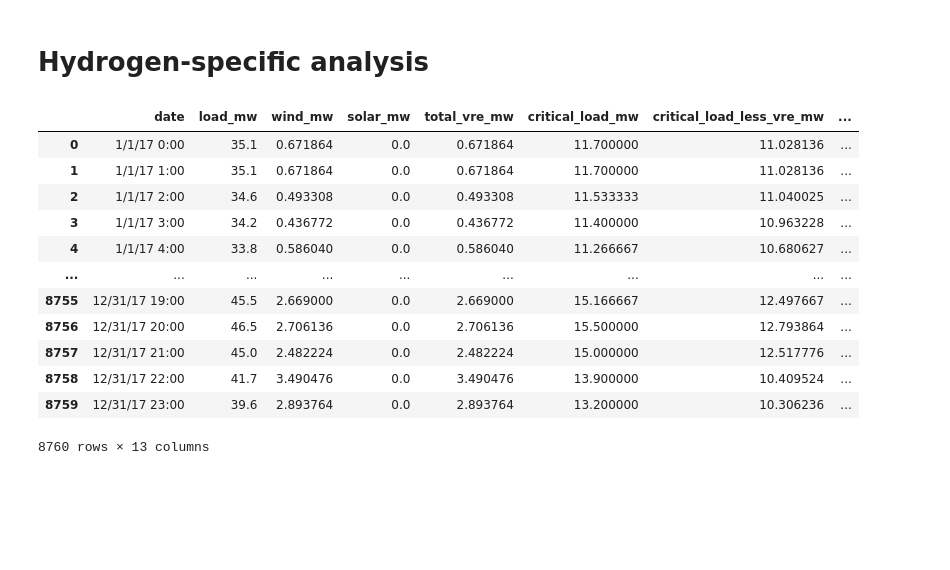
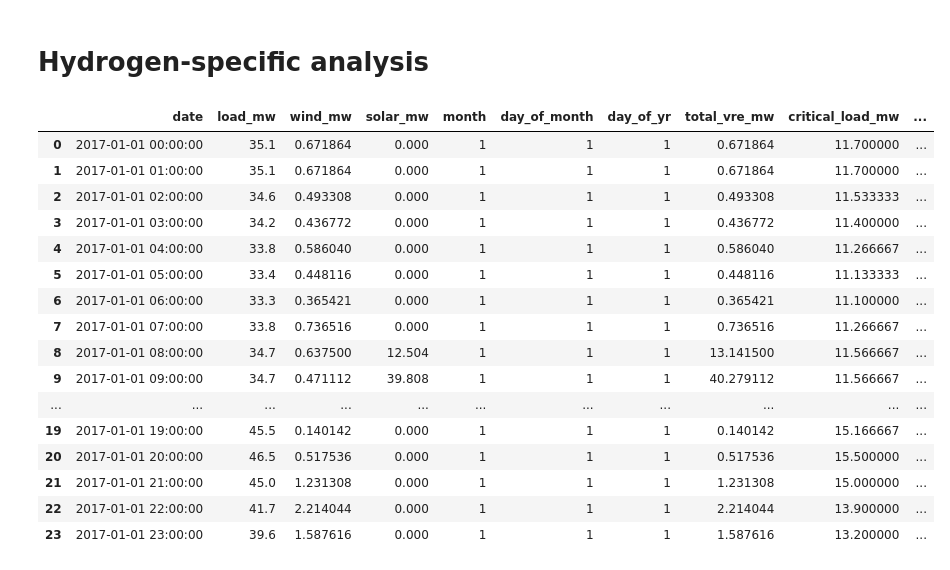
Before and after one commit to b-o-l-l-a/aes-engy-692, a Jupyter notebook: amerigo_island/notebooks/hydrogen.ipynb, the cells around one changed output. Drawn from its saved outputs; the diff is of its cells as text; code cells hidden in the pictures; blank space fills up the shorter version.

Commit message:
h2 prod w m3. fixed h20 demand

```diff
--- a/amerigo_island/notebooks/hydrogen.ipynb
+++ b/amerigo_island/notebooks/hydrogen.ipynb
@@ -20,7 +20,7 @@ load_colname = 'load_mw'
 solar_gen_colname = 'solar_mw'
 wind_gen_colname = 'wind_mw'
 
-load_and_vre_df = pd.read_csv(os.path.join(RAW_DATA_DIR, LOAD_AND_VRE_FILENAME))
+load_and_vre_df = pd.read_csv(os.path.join(RAW_DATA_DIR, INPUT_LOAD_AND_VRE_FILENAME))
 input_cols = [date_colname, load_colname, wind_gen_colname, solar_gen_colname]
 load_and_vre_df = load_and_vre_df.iloc[:, [i for i in range(len(input_cols))]]
 load_and_vre_df.columns = input_cols
@@ -51,6 +51,7 @@ battery_soc_colname = 'battery_soc'
 ### HYDROGEN
 req_hydrogen_kg_colname = 'reqd_hydrogen_kg'
 hydrogen_production_kg_colname = 'hydrogen_prod_kg'
+hydrogen_production_m3_colname = 'hydrogen_prod_m3'
 hydrogen_h2o_demand_l_colname = 'hydrogen_h2o_demand_l'
 cuml_hydrogen_demand_kg_colname = 'cuml_hydrogen_demand_kg'
 cuml_h2_energy_demand_mwh_colname = 'cuml_h2_energy_demand_mwh'
@@ -70,10 +74,15 @@ def clean_input_columns(df):
     cleaned_df = df.copy()
     cleaned_df = cleaned_df.dropna(how='all')
 
+    cleaned_df[date_colname] = pd.to_datetime(cleaned_df[date_colname])
     # all solar vals need to be > 0
     cleaned_df[solar_gen_colname] = cleaned_df[solar_gen_colname]\
         .apply(lambda x: x if x > 0 else 0)
 
+    cleaned_df[month_colname] = cleaned_df[date_colname].map(lambda x: x.month)
+    cleaned_df[day_of_month_colname] = cleaned_df[date_colname].map(lambda x: x.day)
+    cleaned_df[day_of_yr_colname] = cleaned_df[date_colname].map(lambda x: x.timetuple().tm_yday)
+
     return cleaned_df
 # %%
 cleaned_load_and_vre_df = clean_input_columns(load_and_vre_df)
@@ -128,8 +143,11 @@ def calc_h2_cols(df):
     decorated_df[hydrogen_production_kg_colname] = \
         (decorated_df[surplus_vre_colname] * 1000) / ELEC_EFF_ELECTROLYSIS_KWH_PER_KG
 
-    decorated_df[hydrogen_h2o_demand_l_colname] = decorated_df[hydrogen_production_kg_colname] * H2O_ELECTROLYSIS_CONSUMPTION_L_PER_M3
+    decorated_df[hydrogen_production_m3_colname] = \
+        decorated_df[hydrogen_production_kg_colname] / DENSITY_H2_30BAR_KG_PER_M3
 
+    decorated_df[hydrogen_h2o_demand_l_colname] = \
+        decorated_df[hydrogen_production_m3_colname] * H2O_ELECTROLYSIS_CONSUMPTION_L_PER_M3
 
     decorated_df.sort_values(date_colname)
 
@@ -153,18 +171,22 @@ def calc_h2_cols(df):
 # %%
 h2_hourly_df = calc_h2_cols(final_load_and_vre_df)
 # %%
-h2_hourly_df
+h2_hourly_df.head(24)
 # %% [output]
-|  | date | load_mw | wind_mw | solar_mw | total_vre_mw | critical_load_mw | critical_load_less_vre_mw | ... |
-| 0 | 1/1/17 0:00 | 35.1 | 0.671864 | 0.0 | 0.671864 | 11.700000 | 11.028136 | ... |
-| 1 | 1/1/17 1:00 | 35.1 | 0.671864 | 0.0 | 0.671864 | 11.700000 | 11.028136 | ... |
-| 2 | 1/1/17 2:00 | 34.6 | 0.493308 | 0.0 | 0.493308 | 11.533333 | 11.040025 | ... |
-| 3 | 1/1/17 3:00 | 34.2 | 0.436772 | 0.0 | 0.436772 | 11.400000 | 10.963228 | ... |
-| 4 | 1/1/17 4:00 | 33.8 | 0.586040 | 0.0 | 0.586040 | 11.266667 | 10.680627 | ... |
-| ... | ... | ... | ... | ... | ... | ... | ... | ... |
-| 8755 | 12/31/17 19:00 | 45.5 | 2.669000 | 0.0 | 2.669000 | 15.166667 | 12.497667 | ... |
-| 8756 | 12/31/17 20:00 | 46.5 | 2.706136 | 0.0 | 2.706136 | 15.500000 | 12.793864 | ... |
-| 8757 | 12/31/17 21:00 | 45.0 | 2.482224 | 0.0 | 2.482224 | 15.000000 | 12.517776 | ... |
-| 8758 | 12/31/17 22:00 | 41.7 | 3.490476 | 0.0 | 3.490476 | 13.900000 | 10.409524 | ... |
-| 8759 | 12/31/17 23:00 | 39.6 | 2.893764 | 0.0 | 2.893764 | 13.200000 | 10.306236 | ... |
+|  | date | load_mw | wind_mw | solar_mw | month | day_of_month | day_of_yr | total_vre_mw | critical_load_mw | ... |
+| 0 | 2017-01-01 00:00:00 | 35.1 | 0.671864 | 0.000 | 1 | 1 | 1 | 0.671864 | 11.700000 | ... |
+| 1 | 2017-01-01 01:00:00 | 35.1 | 0.671864 | 0.000 | 1 | 1 | 1 | 0.671864 | 11.700000 | ... |
+| 2 | 2017-01-01 02:00:00 | 34.6 | 0.493308 | 0.000 | 1 | 1 | 1 | 0.493308 | 11.533333 | ... |
+| 3 | 2017-01-01 03:00:00 | 34.2 | 0.436772 | 0.000 | 1 | 1 | 1 | 0.436772 | 11.400000 | ... |
+| 4 | 2017-01-01 04:00:00 | 33.8 | 0.586040 | 0.000 | 1 | 1 | 1 | 0.586040 | 11.266667 | ... |
+| 5 | 2017-01-01 05:00:00 | 33.4 | 0.448116 | 0.000 | 1 | 1 | 1 | 0.448116 | 11.133333 | ... |
+| 6 | 2017-01-01 06:00:00 | 33.3 | 0.365421 | 0.000 | 1 | 1 | 1 | 0.365421 | 11.100000 | ... |
+| 7 | 2017-01-01 07:00:00 | 33.8 | 0.736516 | 0.000 | 1 | 1 | 1 | 0.736516 | 11.266667 | ... |
+| 8 | 2017-01-01 08:00:00 | 34.7 | 0.637500 | 12.504 | 1 | 1 | 1 | 13.141500 | 11.566667 | ... |
+| 9 | 2017-01-01 09:00:00 | 34.7 | 0.471112 | 39.808 | 1 | 1 | 1 | 40.279112 | 11.566667 | ... |
+| ... | ... | ... | ... | ... | ... | ... | ... | ... | ... | ... |
+| 19 | 2017-01-01 19:00:00 | 45.5 | 0.140142 | 0.000 | 1 | 1 | 1 | 0.140142 | 15.166667 | ... |
+| 20 | 2017-01-01 20:00:00 | 46.5 | 0.517536 | 0.000 | 1 | 1 | 1 | 0.517536 | 15.500000 | ... |
+| 21 | 2017-01-01 21:00:00 | 45.0 | 1.231308 | 0.000 | 1 | 1 | 1 | 1.231308 | 15.000000 | ... |
+| 22 | 2017-01-01 22:00:00 | 41.7 | 2.214044 | 0.000 | 1 | 1 | 1 | 2.214044 | 13.900000 | ... |
+| 23 | 2017-01-01 23:00:00 | 39.6 | 1.587616 | 0.000 | 1 | 1 | 1 | 1.587616 | 13.200000 | ... |
-8760 rows × 13 columns
```
Also changed, not shown: parts of 5 cells of this notebook.
